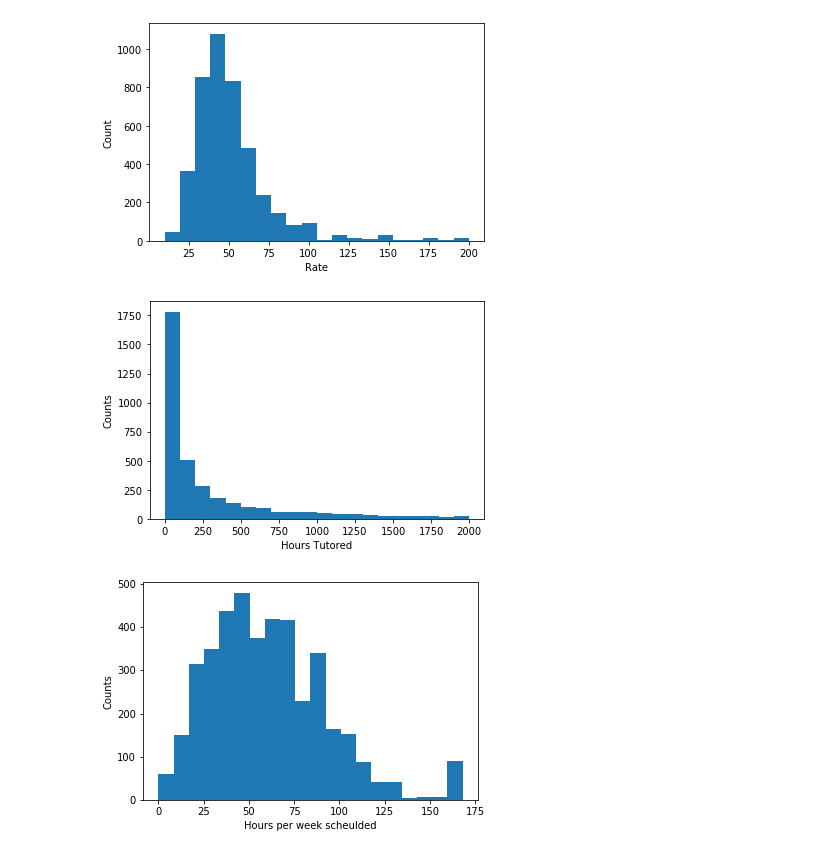
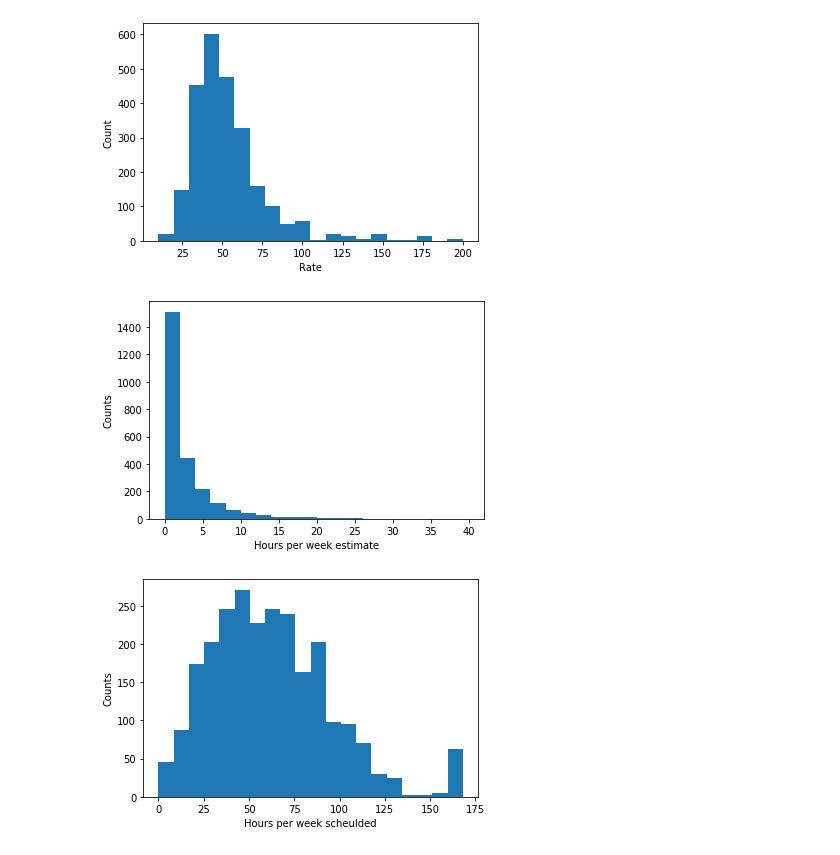
Before and after one commit to vijayoct27/tutor_prediction, a Jupyter notebook: tutor_eda.ipynb, the cells around one changed output. Saved outputs shown, nothing was run; the diff lists cells and outputs as text; code cells hidden in the pictures.

Commit message:
data sources

```diff
--- a/tutor_eda.ipynb
+++ b/tutor_eda.ipynb
@@ -4,4 +4,4 @@ import numpy as np
 import matplotlib.pyplot as plt
 import time
 # %%
-df_eng = pd.read_csv('test_tutor_data.csv').drop(columns='Unnamed: 0')
+df_eng = pd.read_csv('tutor_data.csv').drop(columns='Unnamed: 0')
@@ -31,24 +8,24 @@ dtype: int64
 # %%
-plt.hist(df.rate, bins=20, range=(10,200))
+plt.hist(df_eng.rate, bins=20, range=(10,200))
 plt.xlabel('Rate')
 plt.ylabel('Count')
 plt.show()
 # %% [output]
-[figure, old version]
+[figure, new version]
 # %%
-plt.hist(df.hours_tutor, bins=20, range=(0,2000))
-plt.xlabel('Hours Tutored')
+plt.hist(df_eng.hours_per_week_estimate, bins=20, range=(0,40))
+plt.xlabel('Hours per week estimate')
 plt.ylabel('Counts')
 plt.show()
 # %% [output]
-[figure, old version]
+[figure, new version]
 # %%
-plt.hist(df.hours_per_week_schedule, bins=20)
+plt.hist(df_eng.hours_per_week_schedule, bins=20)
 plt.xlabel('Hours per week scheulded')
 plt.ylabel('Counts')
 plt.show()
 # %% [output]
-[figure, old version]
+[figure, new version]
 # %%
 #dict_of_subjects = dict()
 #for i in df_eng['subjects_all']:
```
Also changed, not shown: parts of 10 cells of this notebook, 3 other files.
